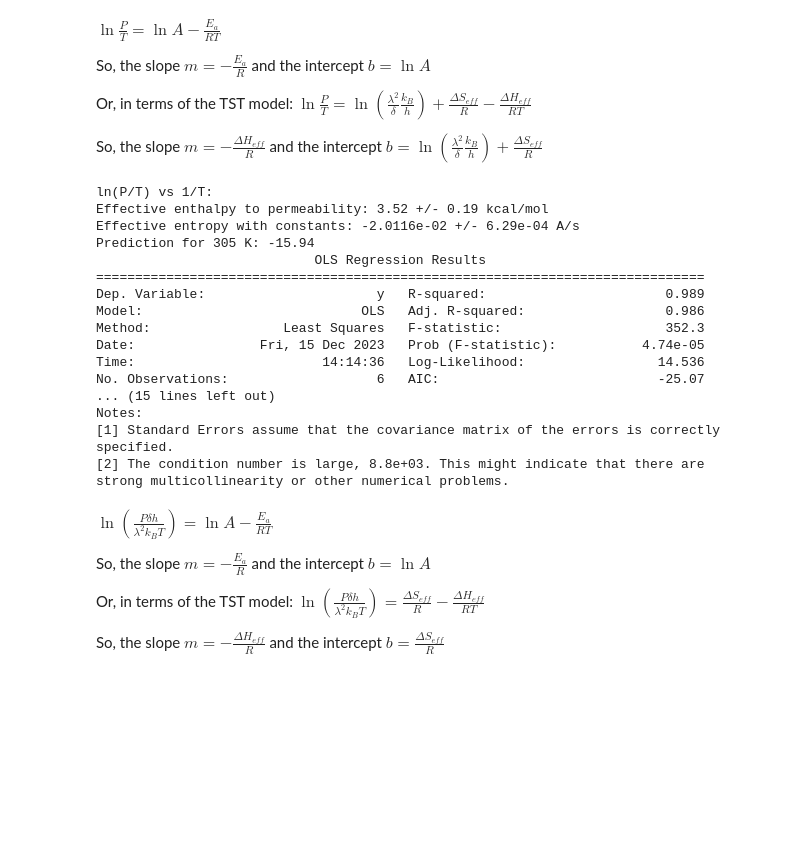
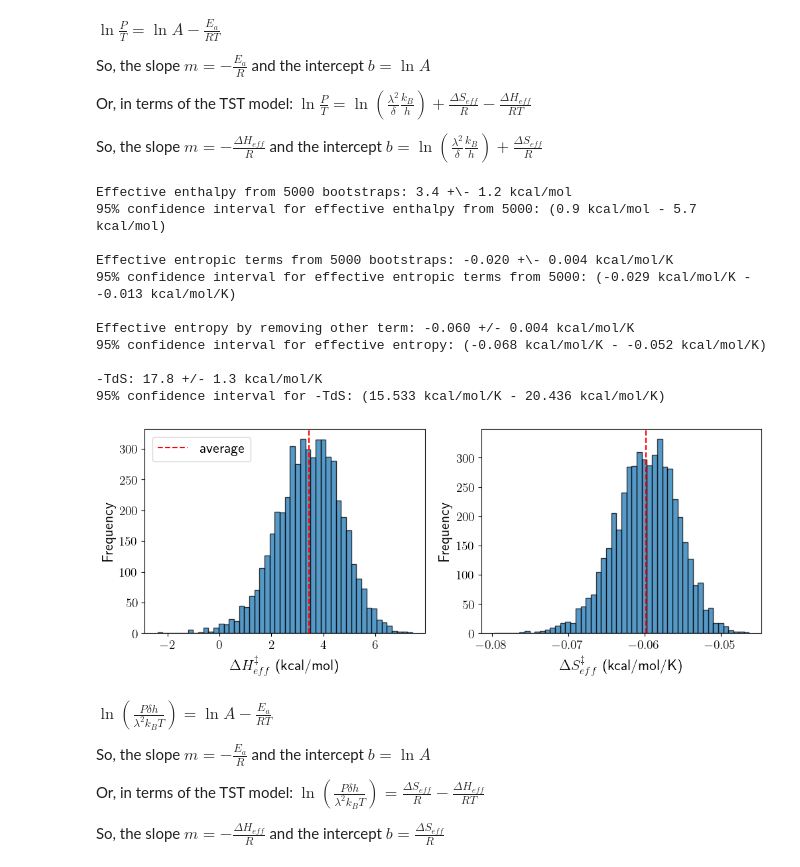
Before and after one commit to schwinns/eyring_model, a Jupyter notebook: experimental_barriers.ipynb, the cells around one changed output. Cells and saved outputs as stored; diff of their text form; code cells hidden in the pictures; blank space fills up the shorter version.

```diff
--- a/experimental_barriers.ipynb
+++ b/experimental_barriers.ipynb
@@ -97,38 +141,53 @@ So, the slope $m = -\frac{E_a}{R}$ and the intercept $b = \ln{A}$
 Or, in terms of the TST model: $\ln{\frac{P}{T}} = \ln{\left( \frac{\lambda^2}{\delta} \frac{k_B}{h} \right)} + \frac{\Delta S_{eff}}{R} - \frac{\Delta H_{eff}}{RT}$
 
 So, the slope $m = - \frac{\Delta H_{eff}}{R}$ and the intercept $b = \ln{\left( \frac{\lambda^2}{\delta} \frac{k_B}{h} \right)} + \frac{\Delta S_{eff}}{R}$
-# %%
-# perform linear fit of ln(P/T) vs 1/T
-X = sm.add_constant(1/T)
-ols2 = sm.OLS(np.log(P_experiment/T), X)
-results2 = ols2.fit()
-b, m = results2.params
-be, me = results2.bse
-
-print('ln(P/T) vs 1/T:')
-print(f'Effective enthalpy to permeability: {-m*R:.2f} +/- {me*R:.2f} kcal/mol')
-print(f'Effective entropy with constants: {b*R:.4e} +/- {be*R:.2e} A/s')
-print(f'Prediction for 305 K: {m*(1/305) + b:.2f}')
-
-print(results2.summary())
-# %% [output]
-ln(P/T) vs 1/T:
-Effective enthalpy to permeability: 3.52 +/- 0.19 kcal/mol
-Effective entropy with constants: -2.0116e-02 +/- 6.29e-04 A/s
-Prediction for 305 K: -15.94
-                            OLS Regression Results
-==============================================================================
-Dep. Variable:                      y   R-squared:                       0.989
-Model:                            OLS   Adj. R-squared:                  0.986
-Method:                 Least Squares   F-statistic:                     352.3
-Date:                Fri, 15 Dec 2023   Prob (F-statistic):           4.74e-05
-Time:                        14:14:36   Log-Likelihood:                 14.536
-No. Observations:                   6   AIC:                            -25.07
-... (15 lines left out)
-Notes:
-[1] Standard Errors assume that the covariance matrix of the errors is correctly specified.
-[2] The condition number is large, 8.8e+03. This might indicate that there are
-strong multicollinearity or other numerical problems.
+# %%
+# perform a parametric bootstrap on the experimental data
+n_bootstraps = 5000
+boot_results2 = generate_bootstrapped_results(df1, n_bootstraps=n_bootstraps) # ln(P/T) vs 1/T
+
+dH = boot_results2[:,1]*(-R)
+dS_terms = boot_results2[:,0]*R
+dS = dS_terms - R*np.log(lam**2/delta * kB/h)
+
+print(f'Effective enthalpy from {n_bootstraps} bootstraps: {dH.mean():.1f} +\- {dH.std():.1f} kcal/mol')
+print(f'95% confidence interval for effective enthalpy from {n_bootstraps}: ({np.percentile(dH, 2.5):.1f} kcal/mol - {np.percentile(dH,97.5):.1f} kcal/mol)')
+
+print(f'\nEffective entropic terms from {n_bootstraps} bootstraps: {dS_terms.mean():.3f} +\- {dS_terms.std():.3f} kcal/mol/K')
+print(f'95% confidence interval for effective entropic terms from {n_bootstraps}: ({np.percentile(dS_terms, 2.5):.3f} kcal/mol/K - {np.percentile(dS_terms,97.5):.3f} kcal/mol/K)')
+
+print(f'\nEffective entropy by removing other term: {dS.mean():.3f} +/- {dS.std():.3f} kcal/mol/K')
+print(f'95% confidence interval for effective entropy: ({np.percentile(dS, 2.5):.3f} kcal/mol/K - {np.percentile(dS,97.5):.3f} kcal/mol/K)')
+
+print(f'\n-TdS: {-T.mean()*dS.mean():.1f} +/- {T.mean()*dS.std():.1f} kcal/mol/K')
+print(f'95% confidence interval for -TdS: ({np.percentile(-T.mean()*dS, 2.5):.3f} kcal/mol/K - {np.percentile(-T.mean()*dS,97.5):.3f} kcal/mol/K)')
+
+fig, ax = plt.subplots(1,2, figsize=(12,4))
+ax[0].hist(dH, bins=50, alpha=0.75, edgecolor='k')
+ax[0].axvline(dH.mean(), ls='dashed', c='r', label='average')
+ax[0].set_xlabel('$\Delta H_{eff}^{\ddag}$ (kcal/mol)', fontsize=16)
+ax[0].set_ylabel('Frequency', fontsize=16)
+ax[0].tick_params('both', labelsize=14)
+ax[0].legend(fontsize=16)
+
+ax[1].hist(dS, bins=50, alpha=0.75, edgecolor='k')
+ax[1].axvline(dS.mean(), ls='dashed', c='r', label='average')
+ax[1].set_xlabel('$\Delta S_{eff}^{\ddag}$ (kcal/mol/K)', fontsize=16)
+ax[1].set_ylabel('Frequency', fontsize=16)
+ax[1].tick_params('both', labelsize=14)
+# %% [output]
+Effective enthalpy from 5000 bootstraps: 3.4 +\- 1.2 kcal/mol
+95% confidence interval for effective enthalpy from 5000: (0.9 kcal/mol - 5.7 kcal/mol)
+
+Effective entropic terms from 5000 bootstraps: -0.020 +\- 0.004 kcal/mol/K
+95% confidence interval for effective entropic terms from 5000: (-0.029 kcal/mol/K - -0.013 kcal/mol/K)
+
+Effective entropy by removing other term: -0.060 +/- 0.004 kcal/mol/K
+95% confidence interval for effective entropy: (-0.068 kcal/mol/K - -0.052 kcal/mol/K)
+
+-TdS: 17.8 +/- 1.3 kcal/mol/K
+95% confidence interval for -TdS: (15.533 kcal/mol/K - 20.436 kcal/mol/K)
+[figure, added]
 # %% [markdown]
 $\ln{\left( \frac{P \delta h}{\lambda^2 k_B T} \right)} = \ln{A} - \frac{E_a}{RT}$
 
```
Also changed, not shown: parts of 19 cells of this notebook, 11 other files.
